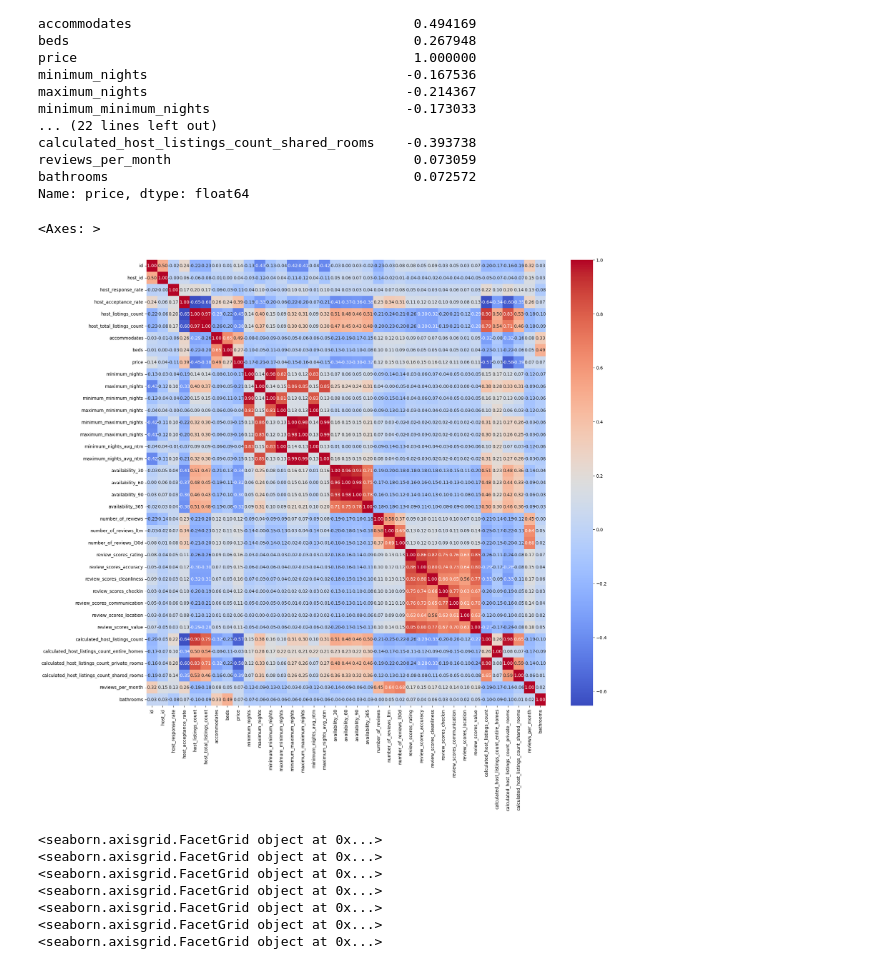
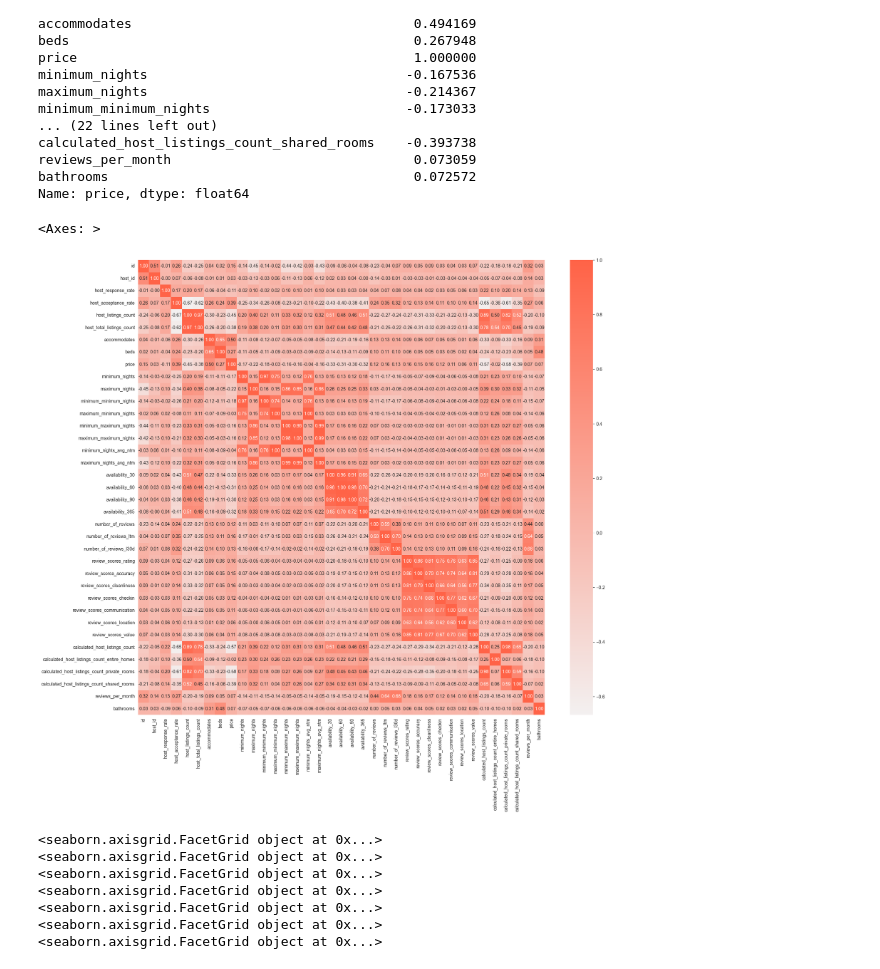
Before and after one commit to alelledo/Hong-Kong_project, a Jupyter notebook: Hong-Kong-project.ipynb, the cells around one changed output. Saved outputs shown, nothing was run; the diff lists cells and outputs as text; code cells hidden in the pictures.

```diff
--- a/Hong-Kong-project.ipynb
+++ b/Hong-Kong-project.ipynb
@@ -83,6 +79,11 @@ maximum_nights     103
 dtype: int64
 # %%
 #del neighbourhoods
+# %%
+#Airbnb colour palettes
+sns.blend_palette(['pink', 'coral','tomato','red'], 15)
+airbnb_palette = sns.blend_palette(['pink', 'coral','tomato','red'], 15)
+airbnb_light = sns.light_palette("tomato",'coral', as_cmap=True)
 # %% [markdown]
 ## Clean Data
 # %%
@@ -249,11 +251,11 @@ Name: price, dtype: float64
 # %%
 num_columns = listings.select_dtypes(include=['number'])
 num_columns.corr('spearman')
 plt.figure(figsize=(20, 18))
-sns.heatmap(num_columns.corr(), annot=True, cmap='coolwarm', fmt=".2f")
+sns.heatmap(num_columns.corr(), annot=True, cmap=airbnb_light, fmt=".2f")
 # %% [output]
 <Axes: >
-[figure, old version]
+[figure, new version]
 # %%
 sns.relplot(data=listings, x="price", y="host_acceptance_rate", hue='host_has_profile_pic')
 print(sns.relplot(data=listings, x="host_response_rate", y="price", kind='line'))
```
Also changed, not shown: parts of 9 cells of this notebook, 2 other files.
